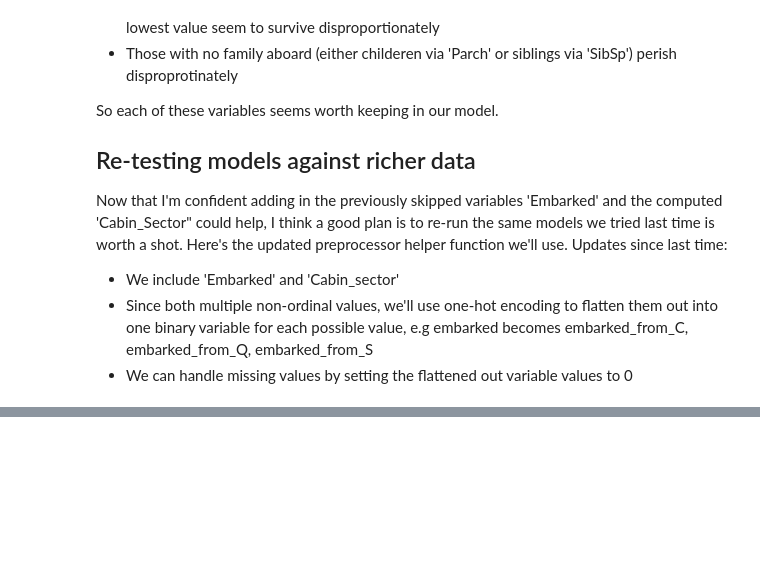
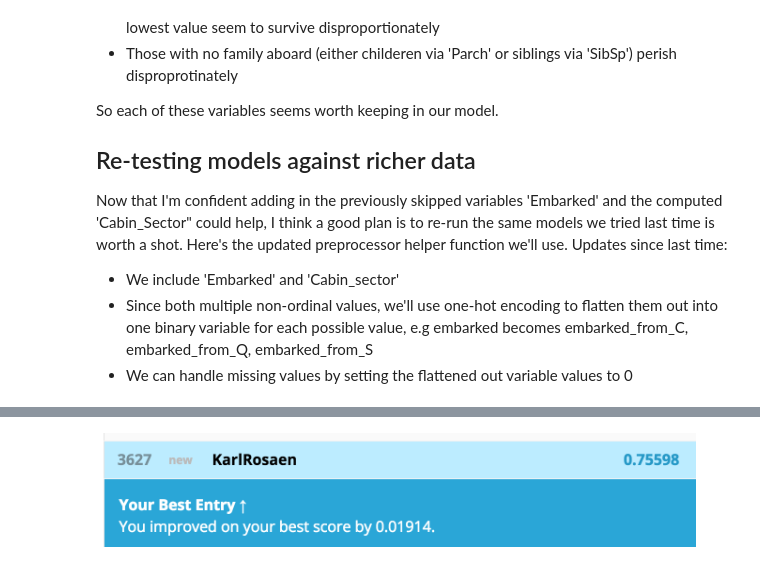
Before and after one commit to krosaen/ml-study, a Jupyter notebook: kaggle/titanic2/titanic2.ipynb, the cells around one changed output, grey strips where cells are left out. Drawn from its saved outputs; the diff is of its cells as text; code cells hidden in the pictures; blank space fills up the shorter version.

Commit message:
kaggle titanic attempt 2 complete up to 78% accuracy

```diff
--- a/kaggle/titanic2/titanic2.ipynb
+++ b/kaggle/titanic2/titanic2.ipynb
@@ -168,0 +377,5 @@ Now that I'm confident adding in the previously skipped variables 'Embarked' and
+# %%
+from IPython.display import Image
+Image(filename='kaggle-submission-logistic-regression2.png', width=600)
+# %% [output]
+[figure, added]
```
Also changed, not shown: parts of 23 cells of this notebook, 14 other files.
